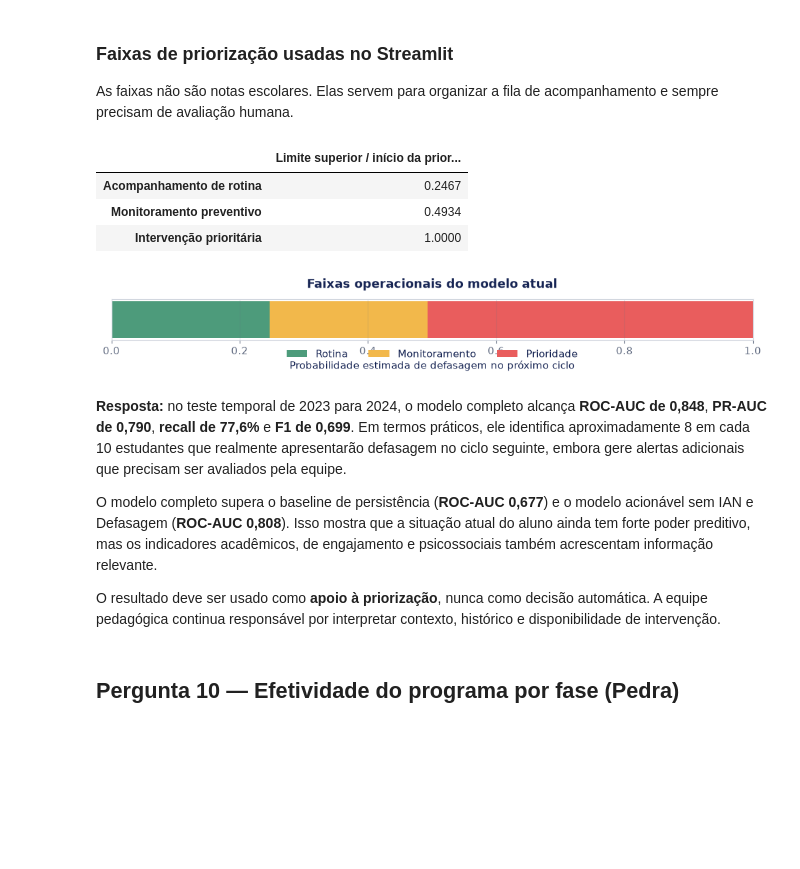
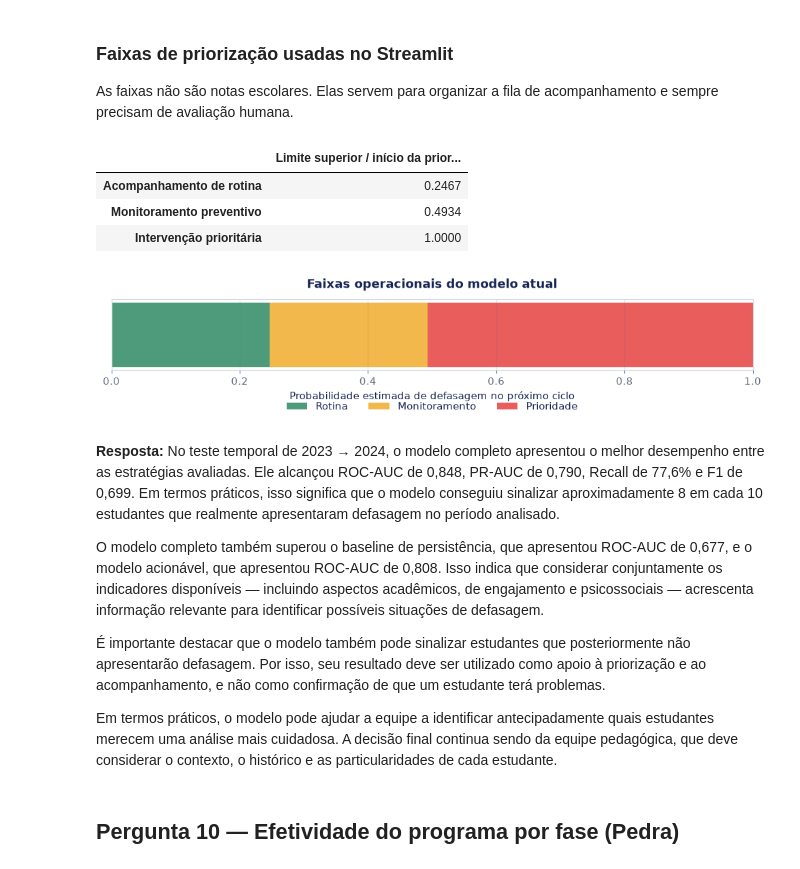
Before and after one commit to mtshto/TechChallenge-Fase5-Datathon, a Jupyter notebook: analise_pede_datathon.ipynb, the cells around one changed output. Saved outputs shown, nothing was run; the diff lists cells and outputs as text; code cells hidden in the pictures; blank space fills up the shorter version.

```diff
--- a/analise_pede_datathon.ipynb
+++ b/analise_pede_datathon.ipynb
@@ -563,33 +563,35 @@ As faixas não são notas escolares. Elas servem para organizar a fila de acompa
 # %%
 faixas = pd.Series({
     'Acompanhamento de rotina': metadata_modelo['risk_bands']['low_max'],
     'Monitoramento preventivo': metadata_modelo['risk_bands']['priority_min'],
     'Intervenção prioritária': 1.0,
 })
 display(faixas.to_frame('Limite superior / início da prioridade').round(4))
 
-fig, ax = plt.subplots(figsize=(10, 2.6))
+fig, ax = plt.subplots(figsize=(10, 3.6))
 limite_baixo = metadata_modelo['risk_bands']['low_max']
 limite_prioridade = metadata_modelo['risk_bands']['priority_min']
 ax.barh([0], [limite_baixo], left=0, color=CORES['verde'], label='Rotina')
 ax.barh([0], [limite_prioridade-limite_baixo], left=limite_baixo, color=CORES['dourado'], label='Monitoramento')
 ax.barh([0], [1-limite_prioridade], left=limite_prioridade, color=CORES['coral'], label='Prioridade')
 ax.set_xlim(0, 1); ax.set_yticks([]); ax.set_xlabel('Probabilidade estimada de defasagem no próximo ciclo')
 ax.set_title('Faixas operacionais do modelo atual', pad=12)
 ax.legend(ncol=3, loc='lower center', bbox_to_anchor=(0.5, -0.72))
 plt.tight_layout(); plt.show()
 # %% [output]
 |  | Limite superior / início da prior... |
 | Acompanhamento de rotina | 0.2467 |
 | Monitoramento preventivo | 0.4934 |
 | Intervenção prioritária | 1.0000 |
-[figure, old version]
+[figure, new version]
 # %% [markdown]
-**Resposta:** no teste temporal de 2023 para 2024, o modelo completo alcança **ROC-AUC de 0,848**, **PR-AUC de 0,790**, **recall de 77,6%** e **F1 de 0,699**. Em termos práticos, ele identifica aproximadamente 8 em cada 10 estudantes que realmente apresentarão defasagem no ciclo seguinte, embora gere alertas adicionais que precisam ser avaliados pela equipe.
+**Resposta:** No teste temporal de 2023 → 2024, o modelo completo apresentou o melhor desempenho entre as estratégias avaliadas. Ele alcançou ROC-AUC de 0,848, PR-AUC de 0,790, Recall de 77,6% e F1 de 0,699. Em termos práticos, isso significa que o modelo conseguiu sinalizar aproximadamente 8 em cada 10 estudantes que realmente apresentaram defasagem no período analisado.
 
-O modelo completo supera o baseline de persistência (**ROC-AUC 0,677**) e o modelo acionável sem IAN e Defasagem (**ROC-AUC 0,808**). Isso mostra que a situação atual do aluno ainda tem forte poder preditivo, mas os indicadores acadêmicos, de engajamento e psicossociais também acrescentam informação relevante.
+O modelo completo também superou o baseline de persistência, que apresentou ROC-AUC de 0,677, e o modelo acionável, que apresentou ROC-AUC de 0,808. Isso indica que considerar conjuntamente os indicadores disponíveis — incluindo aspectos acadêmicos, de engajamento e psicossociais — acrescenta informação relevante para identificar possíveis situações de defasagem.
 
-O resultado deve ser usado como **apoio à priorização**, nunca como decisão automática. A equipe pedagógica continua responsável por interpretar contexto, histórico e disponibilidade de intervenção.
+É importante destacar que o modelo também pode sinalizar estudantes que posteriormente não apresentarão defasagem. Por isso, seu resultado deve ser utilizado como apoio à priorização e ao acompanhamento, e não como confirmação de que um estudante terá problemas.
+
+Em termos práticos, o modelo pode ajudar a equipe a identificar antecipadamente quais estudantes merecem uma análise mais cuidadosa. A decisão final continua sendo da equipe pedagógica, que deve considerar o contexto, o histórico e as particularidades de cada estudante.
 # %% [markdown]
 ## Pergunta 10 — Efetividade do programa por fase (Pedra)
 # %%
```
